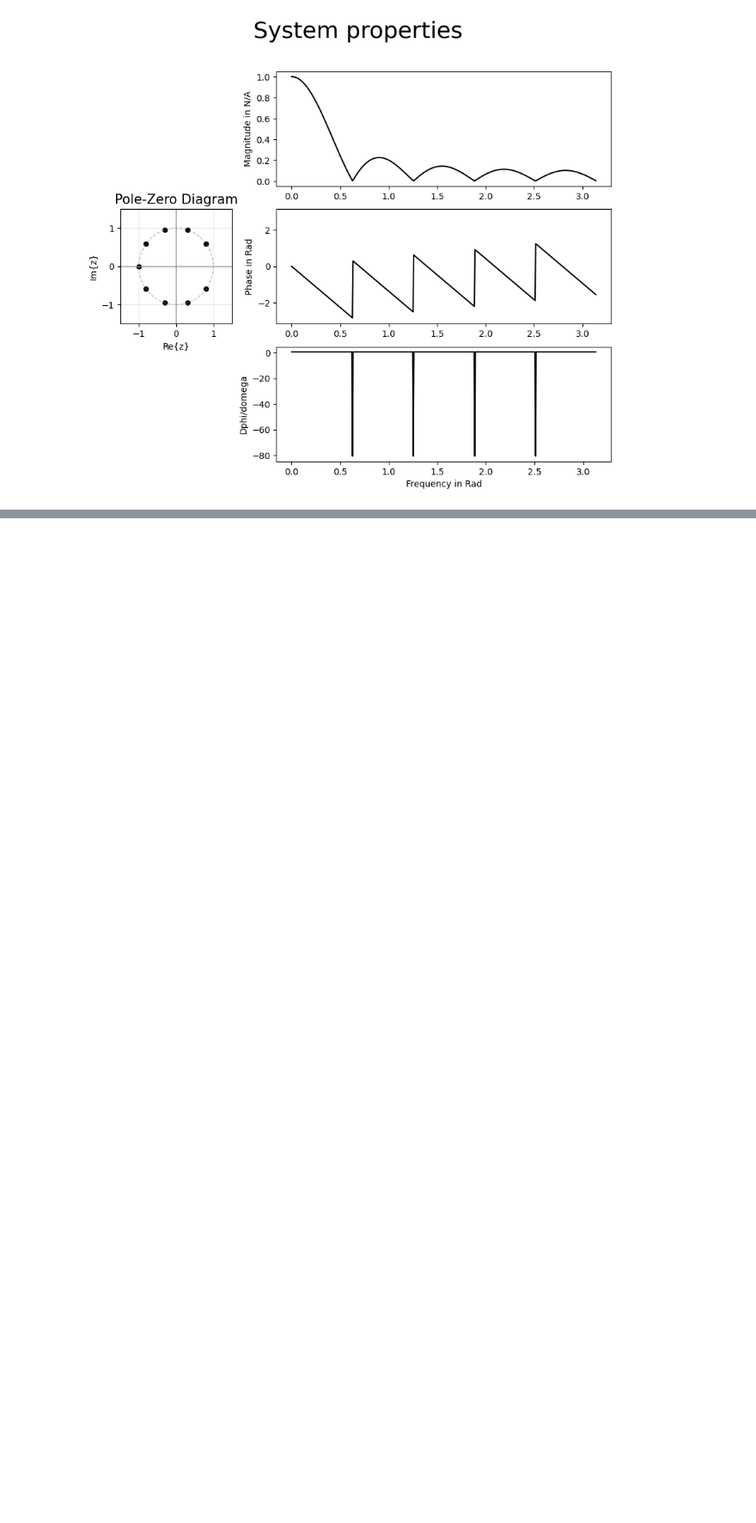
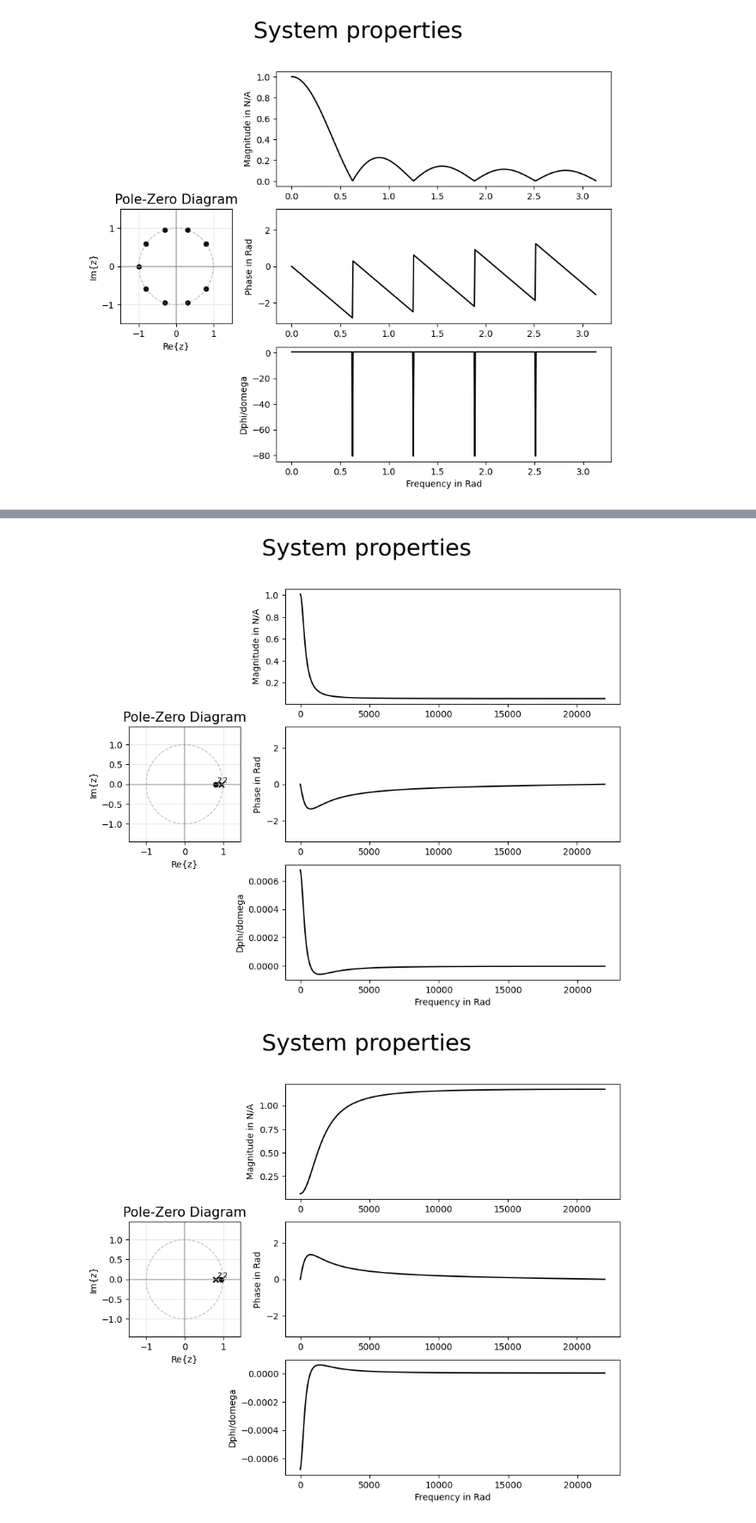
Before and after one commit to LeaS2/EDS, a Jupyter notebook: Hausaufgabe_2_Group_S.ipynb, the cells around one changed output, grey strips where cells are left out. Shown: that part at 86% size. Drawn from its saved outputs; the diff is of its cells as text; code cells hidden in the pictures; blank space fills up the shorter version.

```diff
--- a/Hausaufgabe_2_Group_S.ipynb
+++ b/Hausaufgabe_2_Group_S.ipynb
@@ -143,0 +178,14 @@ plot_system(system=sys2)
+# %%
+# Plots
+# format ((zeros),(poles),(gain))
+sys1 = ((0.8,0.8),(0.95,0.95),(0.063))
+sys2 = ((0.95,0.95),(0.8,0.8),(1))
+sys3 = ((1/4j,-1/4j),(3/4j,-3/4j),(0.45))
+
+
+plot_system(system=sys1, fs=44100)
+plot_system(system=sys2, fs=44100)
+plot_system(system=sys3, fs=44100)
+# %% [output]
+[figure, added]
+[figure, added]
```
Also changed, not shown: parts of 4 cells of this notebook.
